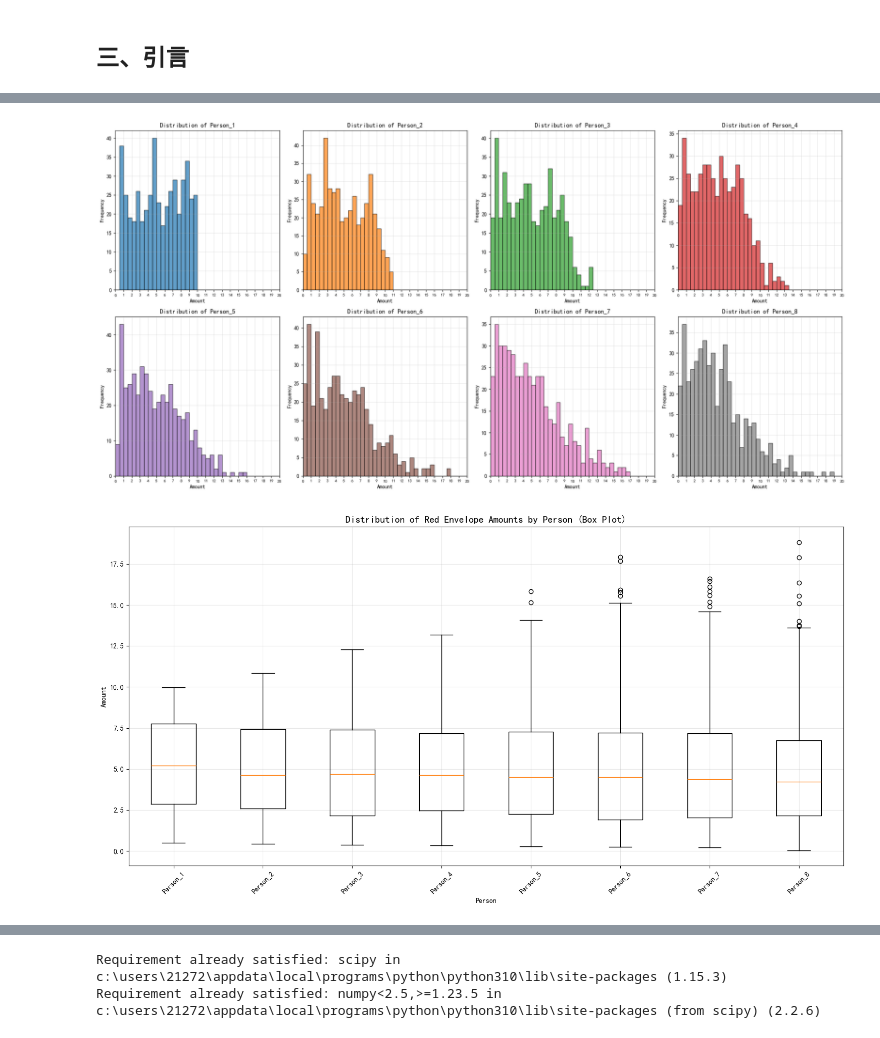
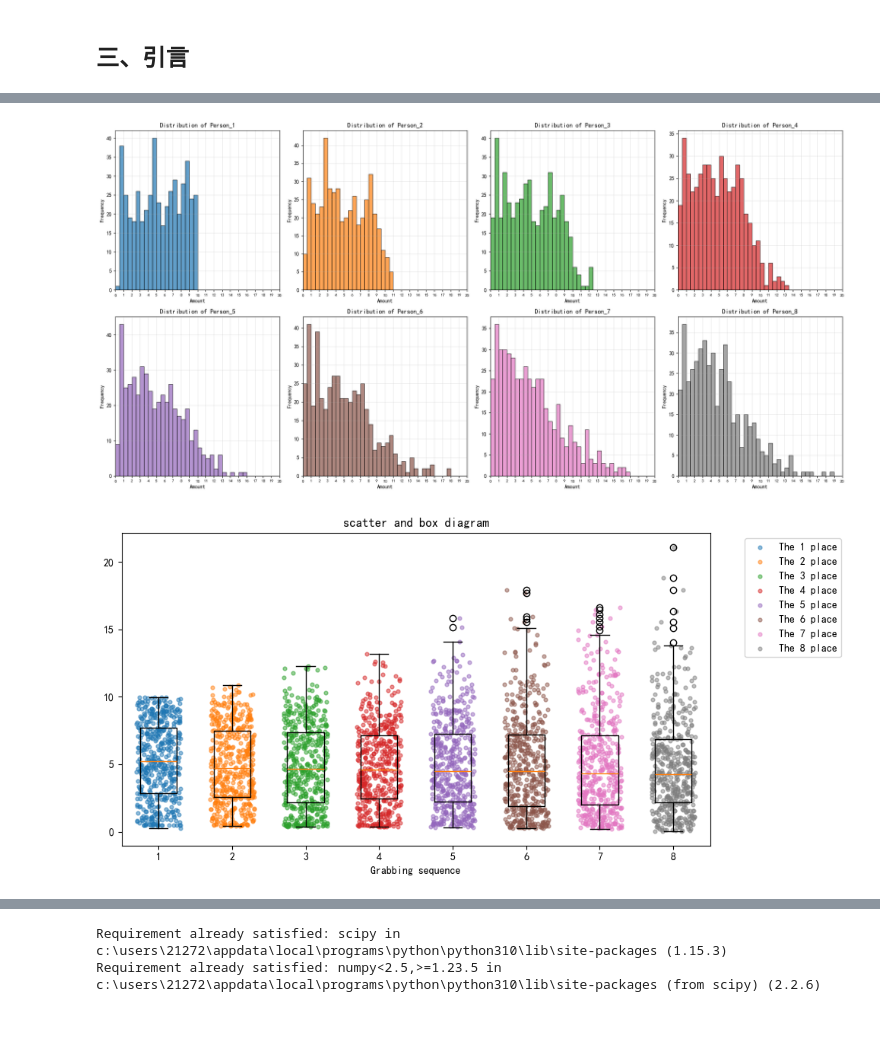
Before and after one commit to WjNaG2/SI140-RedEnvelope, a Jupyter notebook: pro3-1.ipynb, the cells around one changed output, grey strips where cells are left out. Cells and saved outputs as stored; diff of their text form; code cells hidden in the pictures.

```diff
--- a/pro3-1.ipynb
+++ b/pro3-1.ipynb
@@ -26,7 +34,7 @@ import matplotlib.pyplot as plt
 import numpy as np
 
 # 读取CSV数据
-path = "最大似然估计和KS检验\\均匀分布估计\\envelopes.csv"
+path = "data/real_480.csv"
 raw = pd.read_csv(path)
 
 # 获取数据（跳过表头行）
@@ -53,49 +61,71 @@ axes = axes.ravel()
 for i, col in enumerate(pos_cols):
     # 只显示0到10之间的数据，并设置bins
     filtered_data = data[col].astype(float)[data[col].astype(float) <= 20]
     n, bins, patches = axes[i].hist(filtered_data, bins=np.arange(0, 20.1, 0.5), alpha=0.7, color=f'C{i}', edgecolor='black')
     axes[i].set_title(f'Distribution of {col}', fontsize=12)
     axes[i].set_xlabel('Amount')
     axes[i].set_ylabel('Frequency')
     axes[i].grid(True, alpha=0.3)
 
     # 设置横坐标范围和刻度
     axes[i].set_xlim(0, 20)
     axes[i].set_xticks(np.arange(0, 20.1, 1))  # 每1个单位一个刻度
     axes[i].tick_params(axis='x', labelsize=8)  # 减小字体大小以适应更多标签
 
 plt.tight_layout()
 plt.show()
 
-# 创建箱型图
-plt.figure(figsize=(15, 8))
 
-# 提取数据并转换为浮点型
-box_data = []
-labels = []
-for col in pos_cols:
-    values = data[col].astype(float)
-    # 过滤掉异常值（可选，这里设定上限为20）
-    filtered_values = values[values <= 20]
-    box_data.append(filtered_values)
-    labels.append(col)
+# 5. 转成长表
+long_df = data[pos_cols].melt(
+    var_name="position",
+    value_name="amount"
+).dropna()
 
-# 绘制箱型图
-plt.boxplot(box_data, labels=labels)
-plt.title('Distribution of Red Envelope Amounts by Person (Box Plot)', fontsize=14)
-plt.xlabel('Person')
-plt.ylabel('Amount')
-plt.xticks(rotation=45)
-plt.grid(True, alpha=0.3)
+# 提取位次编号
+long_df["pos_id"] = long_df["position"].str.extract(r"(\d+)").astype(int)
+
+# 准备箱线图数据
+box_data = [
+    long_df[long_df["pos_id"] == pos]["amount"].values
+    for pos in sorted(long_df["pos_id"].unique())
+]
+# 6. 散点图（不同位次不同颜色）
+plt.figure(figsize=(10, 5))
+plt.boxplot(box_data, showfliers=True)
+
+positions = sorted(long_df["pos_id"].unique())
+# 每列宽度（以 x 轴单位计），点在该宽度内均匀分布
+col_width = 0.6
+# 散点大小（marker area），确保点宽小于列宽
+marker_size = 12
+
+for idx, pos in enumerate(positions):
+    y = long_df[long_df["pos_id"] == pos]["amount"].values
+    n = len(y)
+    if n == 0:
+        continue
+    # 在列范围内均匀随机分布 x，避免集中在同一竖线
+    left = pos - col_width / 2 + 1e-6
+    right = pos + col_width / 2 - 1e-6
+    x = np.random.uniform(left, right, size=n)
+    # 仅为第一个位置添加图例，避免重复图例项
+    label = f"The {pos} place"
+    plt.scatter(x, y, alpha=0.5, s=marker_size, label=label)
+
+plt.xlabel("Grabbing sequence")
+plt.ylabel("")
+plt.title("scatter and box diagram")
+plt.legend(bbox_to_anchor=(1.05, 1), loc="upper left")
 plt.tight_layout()
 plt.show()
 
 # 打印基本信息
 print(f"Number of trials: {number}")
 print(f"Number of people: {people}")
 print(f"Total amount per trial: {money}")
 print("\nSummary statistics:")
 print(data[pos_cols].describe())
 # %% [output]
 [figure]
-[figure, old version]
+[figure, new version]
```
Also changed, not shown: parts of 17 cells of this notebook.
